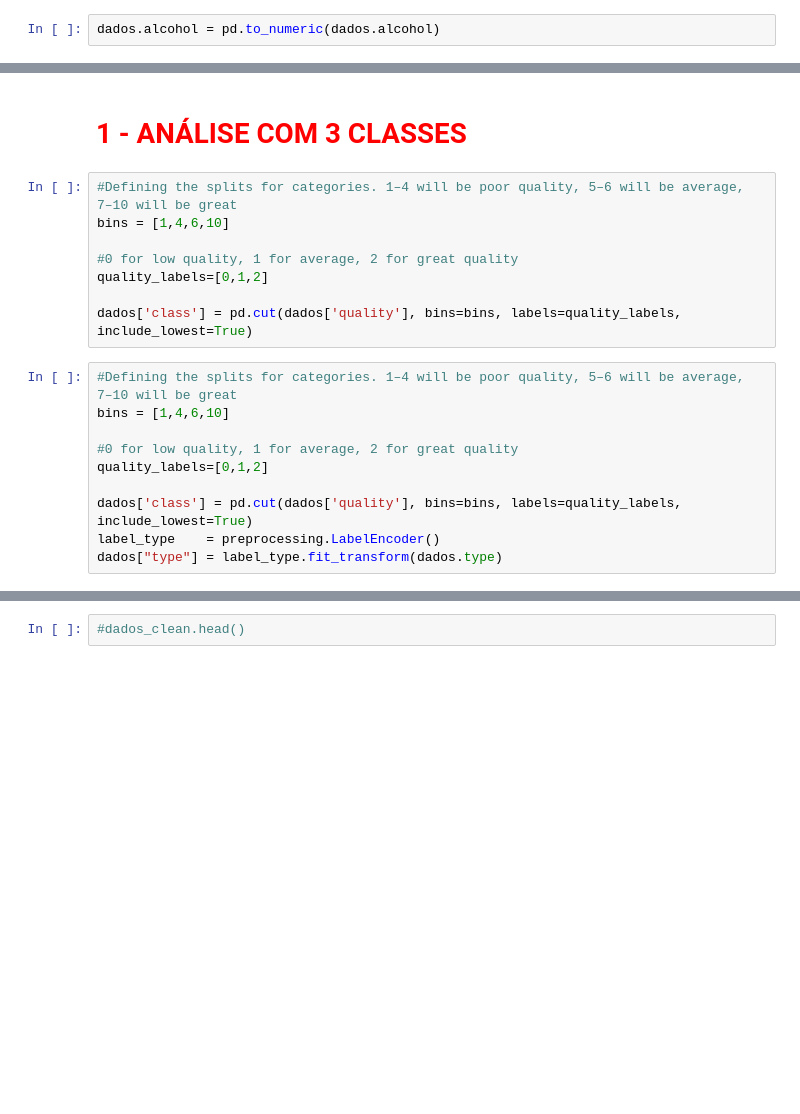
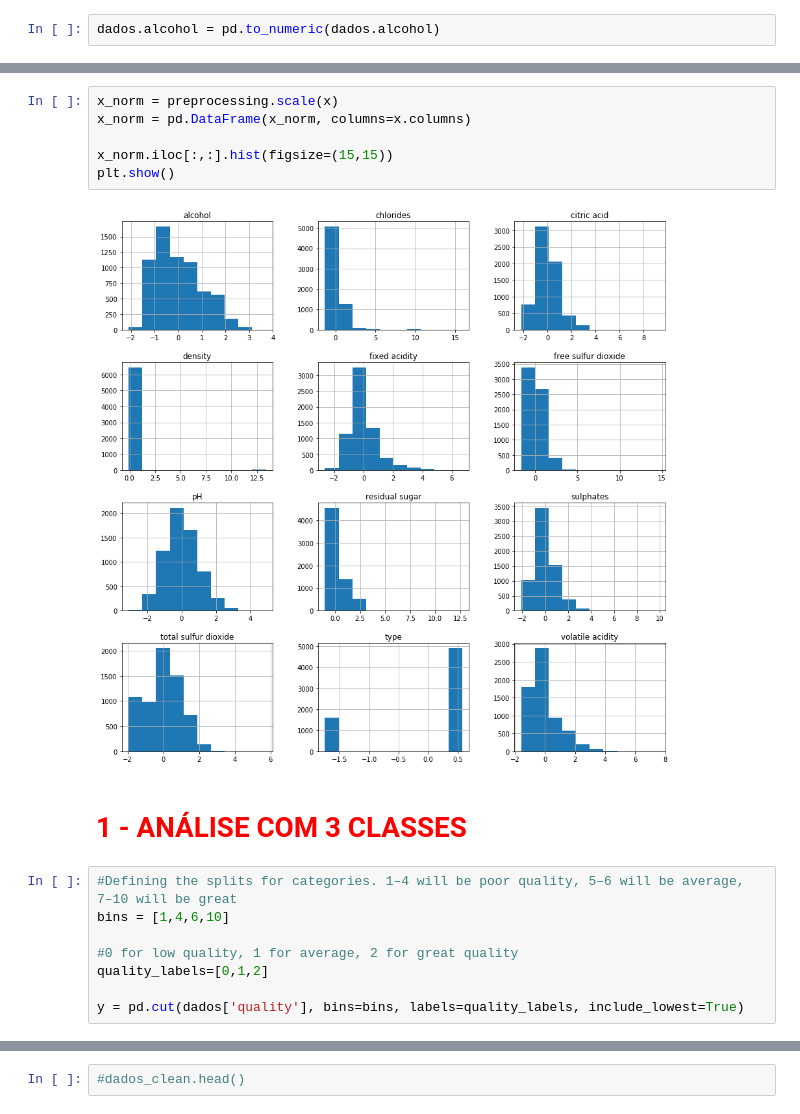
Before and after one commit to gabriellimagomes15/cognitivo_ai, a Jupyter notebook: Classificacao_vinhos.ipynb, the cells around one changed output, grey strips where cells are left out. Drawn from its saved outputs; the diff is of its cells as text; blank space fills up the shorter version.

```diff
--- a/Classificacao_vinhos.ipynb
+++ b/Classificacao_vinhos.ipynb
@@ -184,3 +214,11 @@ plt.show()
+# %%
+x_norm = preprocessing.scale(x)
+x_norm = pd.DataFrame(x_norm, columns=x.columns)
+
+x_norm.iloc[:,:].hist(figsize=(15,15))
+plt.show()
+# %% [output]
+[figure, added]
 # %% [markdown]
 # <font color = 'red'> 1 - ANÁLISE COM 3 CLASSES </font>
 # %%
@@ -190,15 +228,5 @@ bins = [1,4,6,10]
 #0 for low quality, 1 for average, 2 for great quality
 quality_labels=[0,1,2]
 
-dados['class'] = pd.cut(dados['quality'], bins=bins, labels=quality_labels, include_lowest=True)
+y = pd.cut(dados['quality'], bins=bins, labels=quality_labels, include_lowest=True)
-# %%
-#Defining the splits for categories. 1–4 will be poor quality, 5–6 will be average, 7–10 will be great
-bins = [1,4,6,10]
-
-#0 for low quality, 1 for average, 2 for great quality
-quality_labels=[0,1,2]
-
-dados['class'] = pd.cut(dados['quality'], bins=bins, labels=quality_labels, include_lowest=True)
-label_type    = preprocessing.LabelEncoder()
-dados["type"] = label_type.fit_transform(dados.type)
 # %%
```
Also changed, not shown: parts of 34 cells of this notebook, 1 other file.
